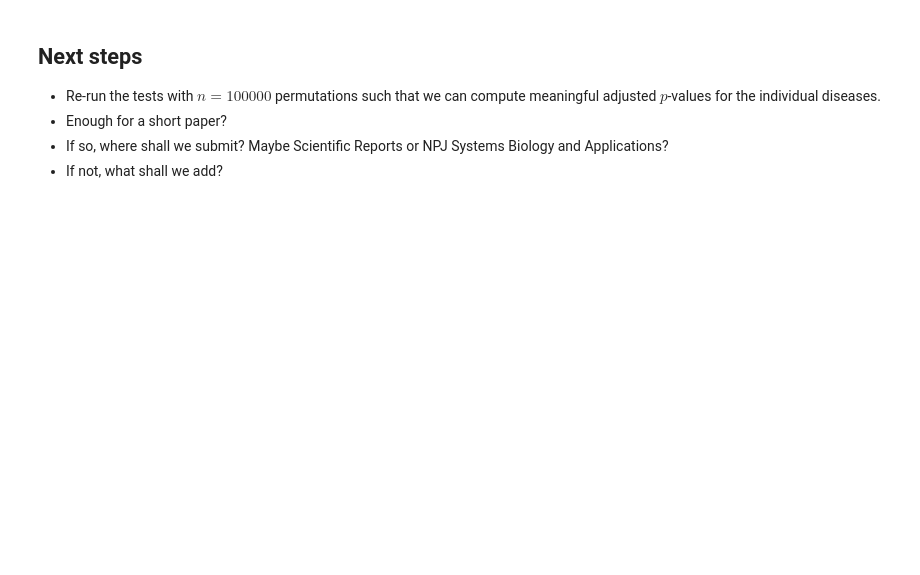
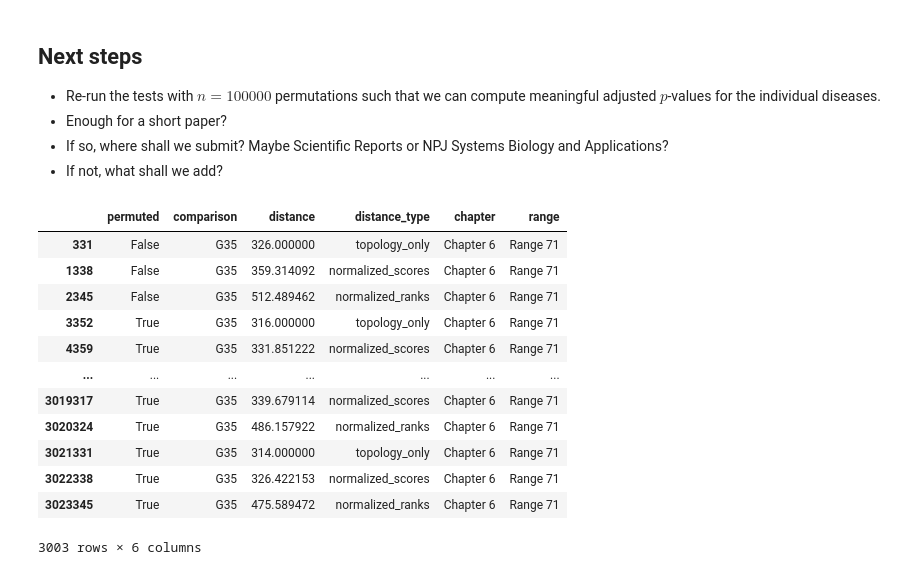
Before and after one commit to repotrial/graphsimqt, a Jupyter notebook: playground.ipynb, the cells around one changed output. Drawn from its saved outputs; the diff is of its cells as text; code cells hidden in the pictures; blank space fills up the shorter version.

```diff
--- a/playground.ipynb
+++ b/playground.ipynb
@@ -328,3 +350,19 @@ wilcoxon_commrocg_p_values
 - Enough for a short paper?
 - If so, where shall we submit? Maybe Scientific Reports or NPJ Systems Biology and Applications?
 - If not, what shall we add?
+# %%
+results[results['comparison'] == 'G35']
+# %% [output]
+|  | permuted | comparison | distance | distance_type | chapter | range |
+| 331 | False | G35 | 326.000000 | topology_only | Chapter 6 | Range 71 |
+| 1338 | False | G35 | 359.314092 | normalized_scores | Chapter 6 | Range 71 |
+| 2345 | False | G35 | 512.489462 | normalized_ranks | Chapter 6 | Range 71 |
+| 3352 | True | G35 | 316.000000 | topology_only | Chapter 6 | Range 71 |
+| 4359 | True | G35 | 331.851222 | normalized_scores | Chapter 6 | Range 71 |
+| ... | ... | ... | ... | ... | ... | ... |
+| 3019317 | True | G35 | 339.679114 | normalized_scores | Chapter 6 | Range 71 |
+| 3020324 | True | G35 | 486.157922 | normalized_ranks | Chapter 6 | Range 71 |
+| 3021331 | True | G35 | 314.000000 | topology_only | Chapter 6 | Range 71 |
+| 3022338 | True | G35 | 326.422153 | normalized_scores | Chapter 6 | Range 71 |
+| 3023345 | True | G35 | 475.589472 | normalized_ranks | Chapter 6 | Range 71 |
+3003 rows × 6 columns
```
Also changed, not shown: parts of 5 cells of this notebook, 12 other files.
